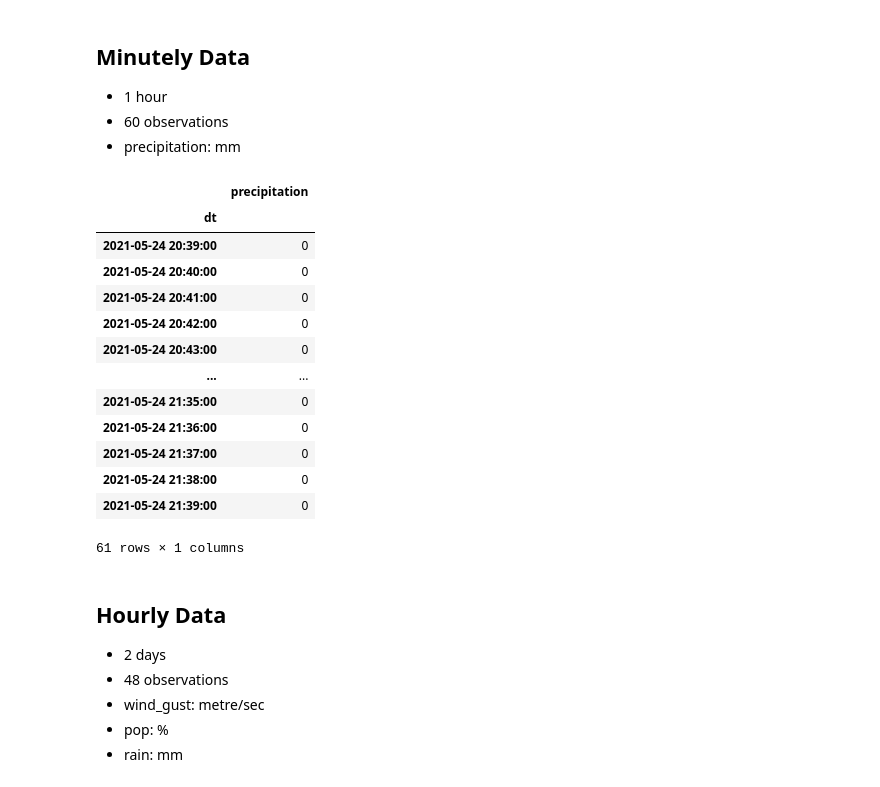
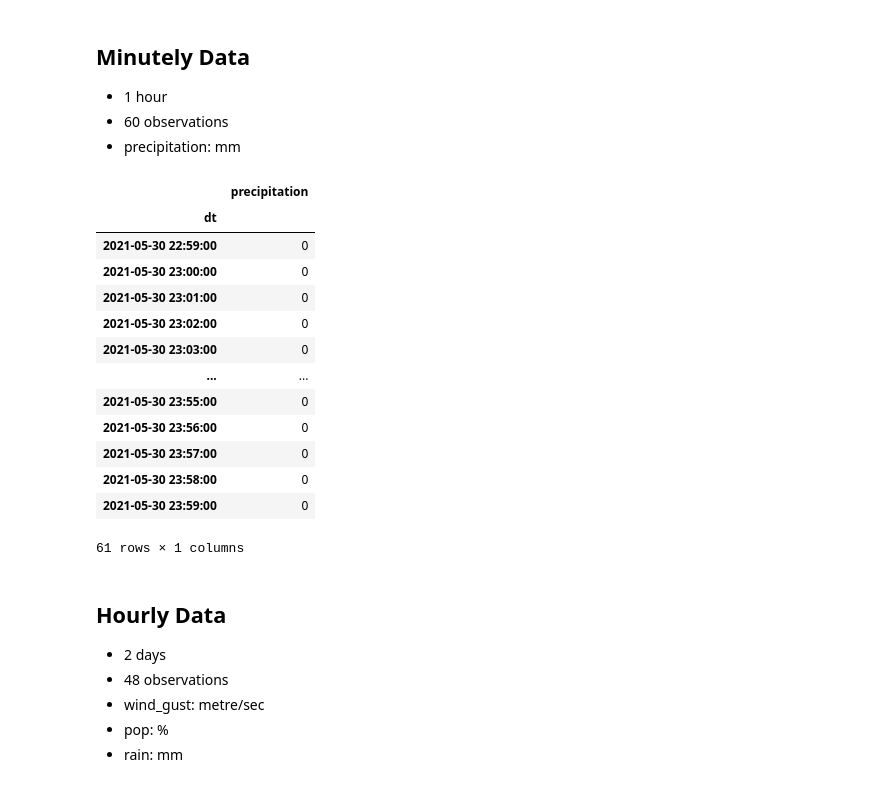
Before and after one commit to LarsGerdes/pv_forecast, a Jupyter notebook: scripts/jupyter/owm_api.ipynb, the cells around one changed output. Saved outputs shown, nothing was run; the diff lists cells and outputs as text; code cells hidden in the pictures.

```diff
--- a/scripts/jupyter/owm_api.ipynb
+++ b/scripts/jupyter/owm_api.ipynb
@@ -16,3 +22,11 @@ owm = conf['owm']
 url = 'https://api.openweathermap.org/data/2.5/onecall?lat={lat}&lon={lng}' \
       '&units=metric&APPID={key}'
 url = url.format(lat=owm['lat'], lng=owm['lng'], key=owm['key'])
+
+response = requests.get(url)
+dic = response.json()
+
+# keys = ['lat', 'lon', 'timezone', 'timezone_offset']
+# gi = pd.DataFrame(list(map(dic.get, keys)), keys, ['General Information']).T
+# gi['timezone_offset'] = pd.to_timedelta(gi.timezone_offset, 's')
+# gi
@@ -67,24 +71,24 @@ cur
 - 60 observations
 - precipitation: mm
 # %%
-mnt = pd.DataFrame(data['minutely'])
+mnt = pd.DataFrame(dic['minutely'])
 mnt = mnt.set_index('dt')
 mnt.index = pd.to_datetime(mnt.index, unit='s')
 mnt
 # %% [output]
 |  | precipitation |
 | dt |  |
-| 2021-05-24 20:39:00 | 0 |
-| 2021-05-24 20:40:00 | 0 |
-| 2021-05-24 20:41:00 | 0 |
-| 2021-05-24 20:42:00 | 0 |
-| 2021-05-24 20:43:00 | 0 |
+| 2021-05-30 22:59:00 | 0 |
+| 2021-05-30 23:00:00 | 0 |
+| 2021-05-30 23:01:00 | 0 |
+| 2021-05-30 23:02:00 | 0 |
+| 2021-05-30 23:03:00 | 0 |
 | ... | ... |
-| 2021-05-24 21:35:00 | 0 |
-| 2021-05-24 21:36:00 | 0 |
-| 2021-05-24 21:37:00 | 0 |
-| 2021-05-24 21:38:00 | 0 |
-| 2021-05-24 21:39:00 | 0 |
+| 2021-05-30 23:55:00 | 0 |
+| 2021-05-30 23:56:00 | 0 |
+| 2021-05-30 23:57:00 | 0 |
+| 2021-05-30 23:58:00 | 0 |
+| 2021-05-30 23:59:00 | 0 |
 61 rows × 1 columns
 # %% [markdown]
 ## Hourly Data
```
Also changed, not shown: parts of 9 cells of this notebook, 3 other files.
